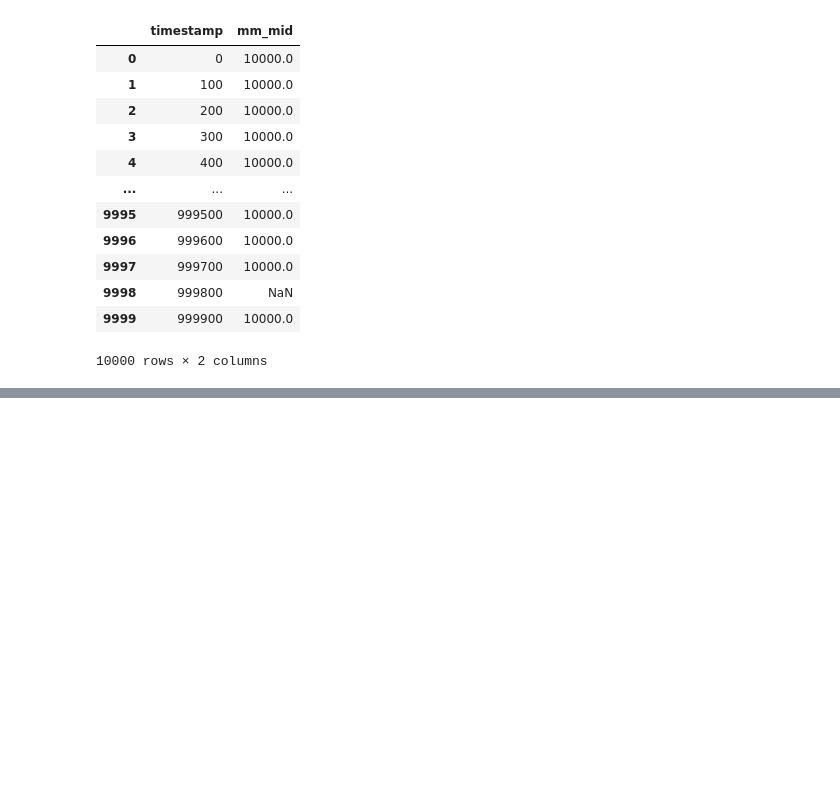
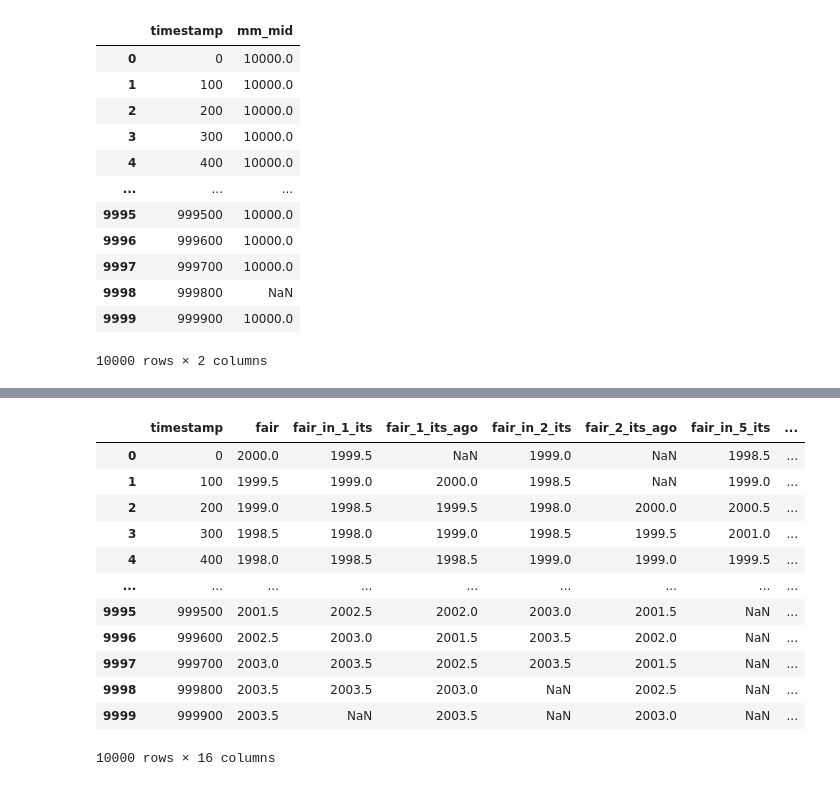
Before and after one commit to TheNoZER0/imc-prosperity3, a Jupyter notebook: Algo.ipynb, the cells around one changed output, grey strips where cells are left out. Saved outputs shown, nothing was run; the diff lists cells and outputs as text; code cells hidden in the pictures; blank space fills up the shorter version.

```diff
--- a/Algo.ipynb
+++ b/Algo.ipynb
@@ -462,0 +622,5 @@ resin_fair_prices
+# %%
+squink_fair_prices = squink_data[['timestamp', 'mm_mid']]
+# %%
+squink_fair_prices = squink_fair_prices.rename(columns={'mm_mid': 'fair'})
+squink_fair_prices
@@ -462,0 +641,21 @@ resin_fair_prices
+# %%
+iteration_counts = [1,2,5,10,50, 100, 500,]
+# %%
+for iterations in iteration_counts:
+    squink_fair_prices[f"fair_in_{iterations}_its"] = squink_fair_prices['fair'].shift(-iterations)
+    squink_fair_prices[f"fair_{iterations}_its_ago"] = squink_fair_prices['fair'].shift(iterations)
+squink_fair_prices
+# %% [output]
+|  | timestamp | fair | fair_in_1_its | fair_1_its_ago | fair_in_2_its | fair_2_its_ago | fair_in_5_its | ... |
+| 0 | 0 | 2000.0 | 1999.5 | NaN | 1999.0 | NaN | 1998.5 | ... |
+| 1 | 100 | 1999.5 | 1999.0 | 2000.0 | 1998.5 | NaN | 1999.0 | ... |
+| 2 | 200 | 1999.0 | 1998.5 | 1999.5 | 1998.0 | 2000.0 | 2000.5 | ... |
+| 3 | 300 | 1998.5 | 1998.0 | 1999.0 | 1998.5 | 1999.5 | 2001.0 | ... |
+| 4 | 400 | 1998.0 | 1998.5 | 1998.5 | 1999.0 | 1999.0 | 1999.5 | ... |
+| ... | ... | ... | ... | ... | ... | ... | ... | ... |
+| 9995 | 999500 | 2001.5 | 2002.5 | 2002.0 | 2003.0 | 2001.5 | NaN | ... |
+| 9996 | 999600 | 2002.5 | 2003.0 | 2001.5 | 2003.5 | 2002.0 | NaN | ... |
+| 9997 | 999700 | 2003.0 | 2003.5 | 2002.5 | 2003.5 | 2001.5 | NaN | ... |
+| 9998 | 999800 | 2003.5 | 2003.5 | 2003.0 | NaN | 2002.5 | NaN | ... |
+| 9999 | 999900 | 2003.5 | NaN | 2003.5 | NaN | 2003.0 | NaN | ... |
+10000 rows × 16 columns
```
Also changed, not shown: parts of 17 cells of this notebook.
